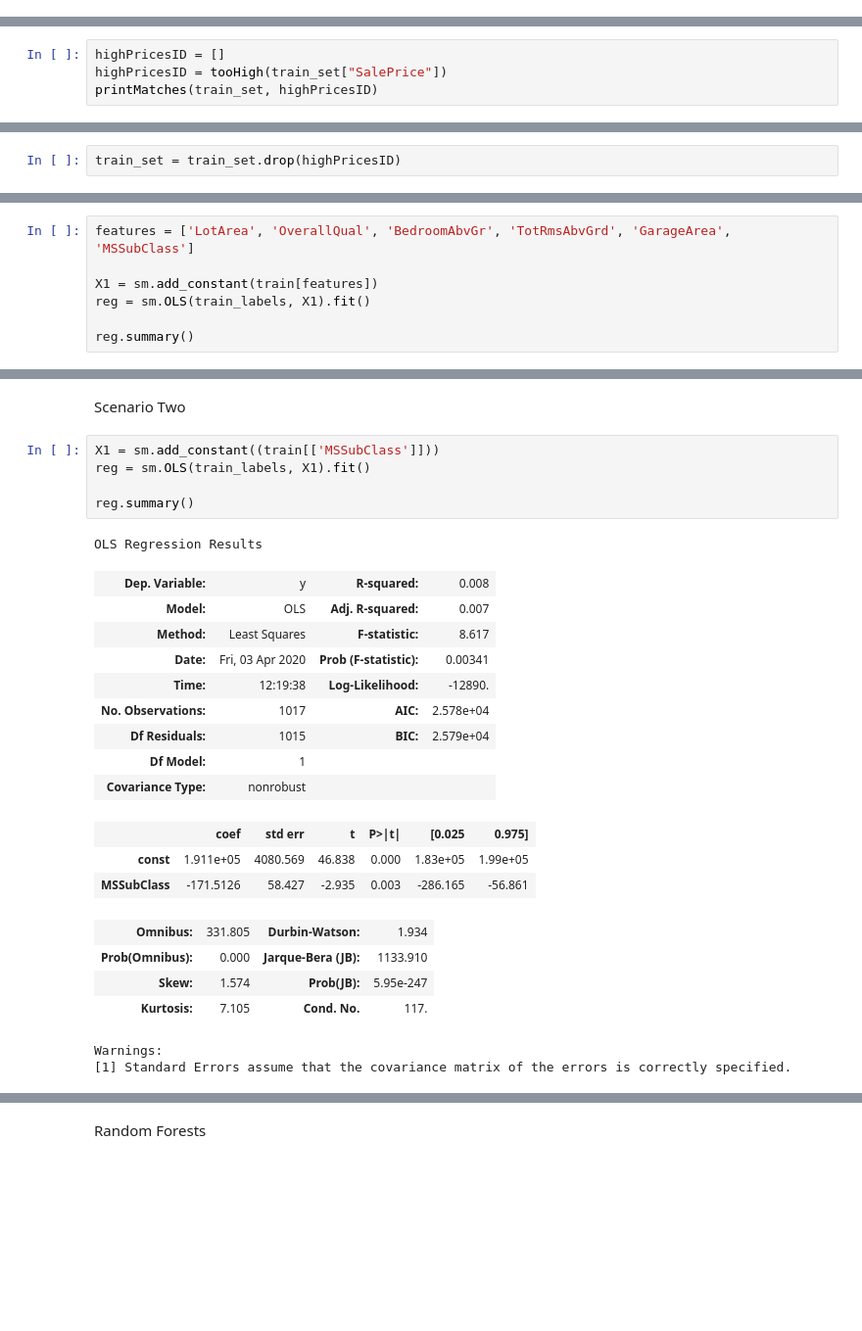
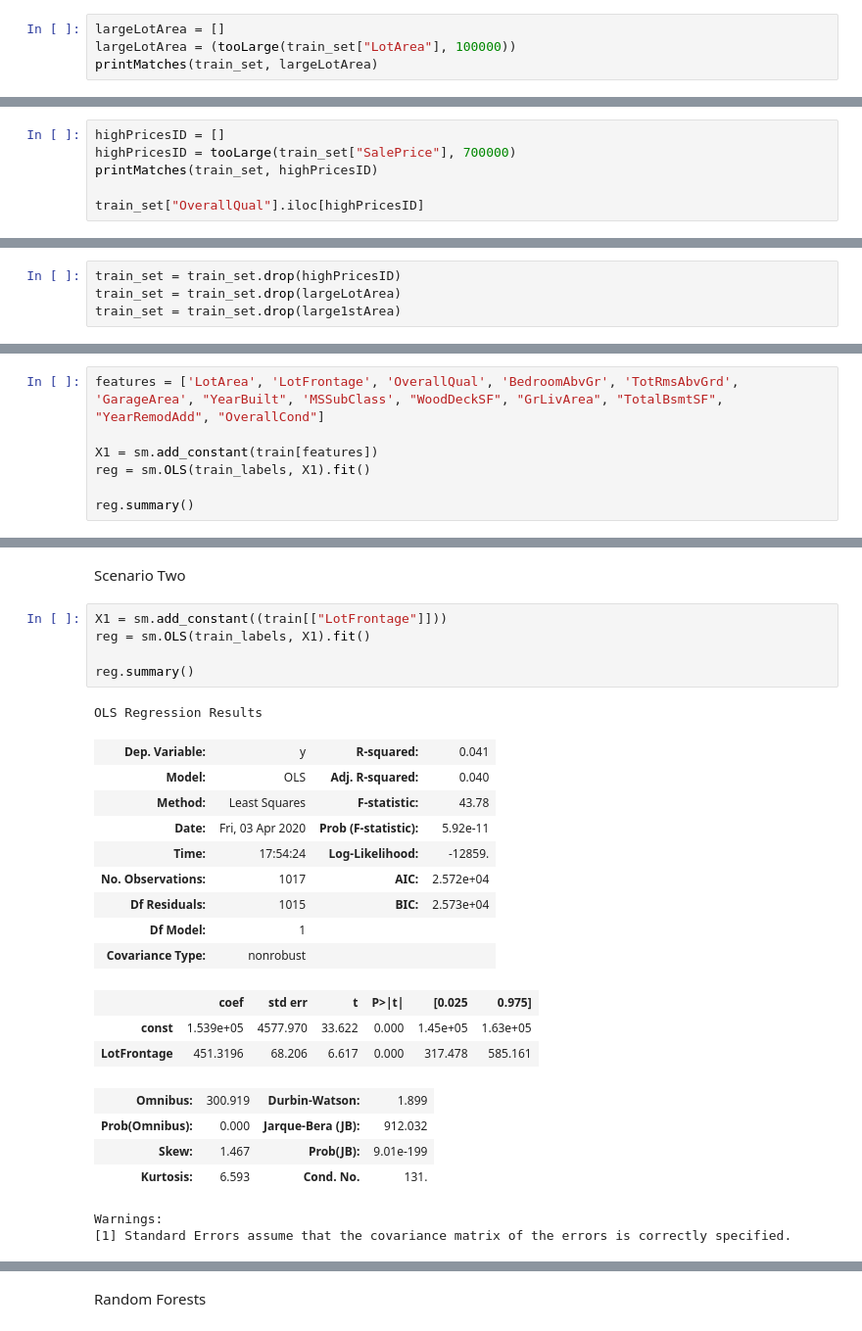
Before and after one commit to malcolmRite/House-Price-Predictions, a Jupyter notebook: Housing Prices Code.ipynb, the cells around one changed output, grey strips where cells are left out. Shown: that part at 98% size. Saved outputs shown, nothing was run; the diff lists cells and outputs as text; blank space fills up the shorter version.

```diff
--- a/Housing Prices Code.ipynb
+++ b/Housing Prices Code.ipynb
@@ -79,0 +180,4 @@ plt.show
+# %%
+largeLotArea = []
+largeLotArea = (tooLarge(train_set["LotArea"], 100000))
+printMatches(train_set, largeLotArea)
@@ -80,5 +226,7 @@ plt.show
 # %%
 highPricesID = []
-highPricesID = tooHigh(train_set["SalePrice"])
+highPricesID = tooLarge(train_set["SalePrice"], 700000)
 printMatches(train_set, highPricesID)
+
+train_set["OverallQual"].iloc[highPricesID]
 # %% [output]
@@ -90,2 +251,4 @@ Index: []
 # %%
 train_set = train_set.drop(highPricesID)
+train_set = train_set.drop(largeLotArea)
+train_set = train_set.drop(large1stArea)
@@ -124,7 +270,7 @@ Testing Regression
 # %% [markdown]
 Scenario One: All Variables
 # %%
-features = ['LotArea', 'OverallQual', 'BedroomAbvGr', 'TotRmsAbvGrd', 'GarageArea', 'MSSubClass']
+features = ['LotArea', 'LotFrontage', 'OverallQual', 'BedroomAbvGr', 'TotRmsAbvGrd', 'GarageArea', "YearBuilt", 'MSSubClass', "WoodDeckSF", "GrLivArea", "TotalBsmtSF", "YearRemodAdd", "OverallCond"]
 
 X1 = sm.add_constant(train[features])
 reg = sm.OLS(train_labels, X1).fit()
@@ -160,27 +313,27 @@ strong multicollinearity or other numerical problems.
 # %% [markdown]
 Scenario Two
 # %%
-X1 = sm.add_constant((train[['MSSubClass']]))
+X1 = sm.add_constant((train[["LotFrontage"]]))
 reg = sm.OLS(train_labels, X1).fit()
 
 reg.summary()
 # %% [output]
 OLS Regression Results
-| Dep. Variable: | y | R-squared: | 0.008 |
-| Model: | OLS | Adj. R-squared: | 0.007 |
-| Method: | Least Squares | F-statistic: | 8.617 |
-| Date: | Fri, 03 Apr 2020 | Prob (F-statistic): | 0.00341 |
-| Time: | 12:19:38 | Log-Likelihood: | -12890. |
-| No. Observations: | 1017 | AIC: | 2.578e+04 |
-| Df Residuals: | 1015 | BIC: | 2.579e+04 |
+| Dep. Variable: | y | R-squared: | 0.041 |
+| Model: | OLS | Adj. R-squared: | 0.040 |
+| Method: | Least Squares | F-statistic: | 43.78 |
+| Date: | Fri, 03 Apr 2020 | Prob (F-statistic): | 5.92e-11 |
+| Time: | 17:54:24 | Log-Likelihood: | -12859. |
+| No. Observations: | 1017 | AIC: | 2.572e+04 |
+| Df Residuals: | 1015 | BIC: | 2.573e+04 |
 | Df Model: | 1 |  |  |
 | Covariance Type: | nonrobust |  |  |
 |  | coef | std err | t | P>|t| | [0.025 | 0.975] |
-| const | 1.911e+05 | 4080.569 | 46.838 | 0.000 | 1.83e+05 | 1.99e+05 |
-| MSSubClass | -171.5126 | 58.427 | -2.935 | 0.003 | -286.165 | -56.861 |
+| const | 1.539e+05 | 4577.970 | 33.622 | 0.000 | 1.45e+05 | 1.63e+05 |
+| LotFrontage | 451.3196 | 68.206 | 6.617 | 0.000 | 317.478 | 585.161 |
-| Omnibus: | 331.805 | Durbin-Watson: | 1.934 |
-| Prob(Omnibus): | 0.000 | Jarque-Bera (JB): | 1133.910 |
-| Skew: | 1.574 | Prob(JB): | 5.95e-247 |
-| Kurtosis: | 7.105 | Cond. No. | 117. |
+| Omnibus: | 300.919 | Durbin-Watson: | 1.899 |
+| Prob(Omnibus): | 0.000 | Jarque-Bera (JB): | 912.032 |
+| Skew: | 1.467 | Prob(JB): | 9.01e-199 |
+| Kurtosis: | 6.593 | Cond. No. | 131. |
 Warnings:
 [1] Standard Errors assume that the covariance matrix of the errors is correctly specified.
```
Also changed, not shown: parts of 36 cells of this notebook.
